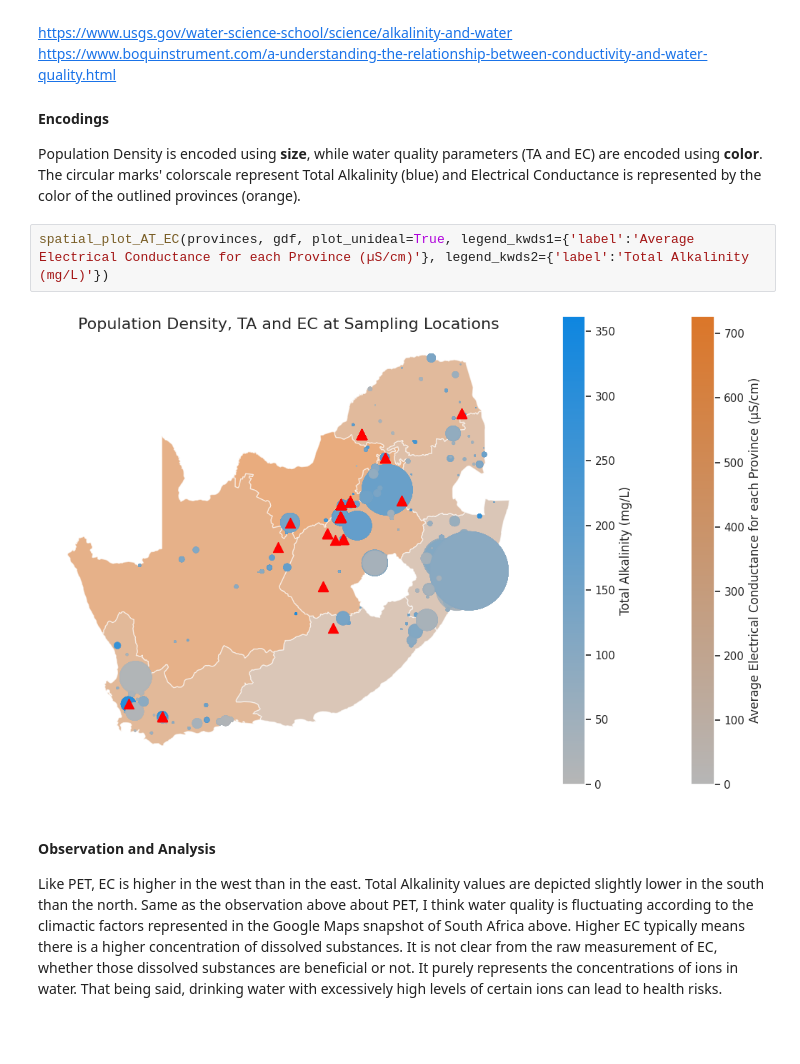
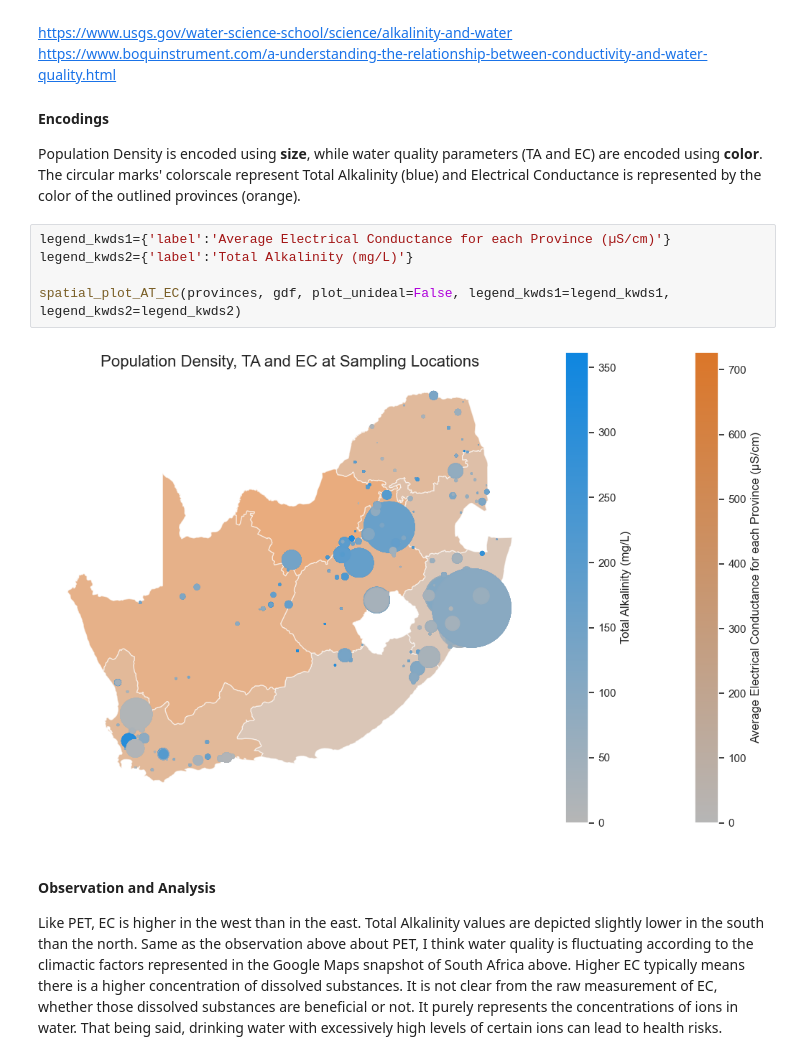
Before and after one commit to kylerod22/siads593-water-sustainability, a Jupyter notebook: 08-rjbest-sungmiki-kylerod-2026winter/src/PET_TA_EC_EDA.ipynb, the cells around one changed output. Drawn from its saved outputs; the diff is of its cells as text; blank space fills up the shorter version.

```diff
--- a/08-rjbest-sungmiki-kylerod-2026winter/src/PET_TA_EC_EDA.ipynb
+++ b/08-rjbest-sungmiki-kylerod-2026winter/src/PET_TA_EC_EDA.ipynb
@@ -309,9 +310,12 @@ https://www.boquinstrument.com/a-understanding-the-relationship-between-conducti
 
 Population Density is encoded using **size**, while water quality parameters (TA and EC) are encoded using **color**. The circular marks' colorscale represent Total Alkalinity (blue) and Electrical Conductance is represented by the color of the outlined provinces (orange).
 # %%
-spatial_plot_AT_EC(provinces, gdf, plot_unideal=True, legend_kwds1={'label':'Average Electrical Conductance for each Province (µS/cm)'}, legend_kwds2={'label':'Total Alkalinity (mg/L)'})
+legend_kwds1={'label':'Average Electrical Conductance for each Province (µS/cm)'}
+legend_kwds2={'label':'Total Alkalinity (mg/L)'}
+
+spatial_plot_AT_EC(provinces, gdf, plot_unideal=False, legend_kwds1=legend_kwds1, legend_kwds2=legend_kwds2)
 # %% [output]
-[figure, old version]
+[figure, new version]
 # %% [markdown]
 #### **Observation and Analysis**
 
```
Also changed, not shown: parts of 10 cells of this notebook.
